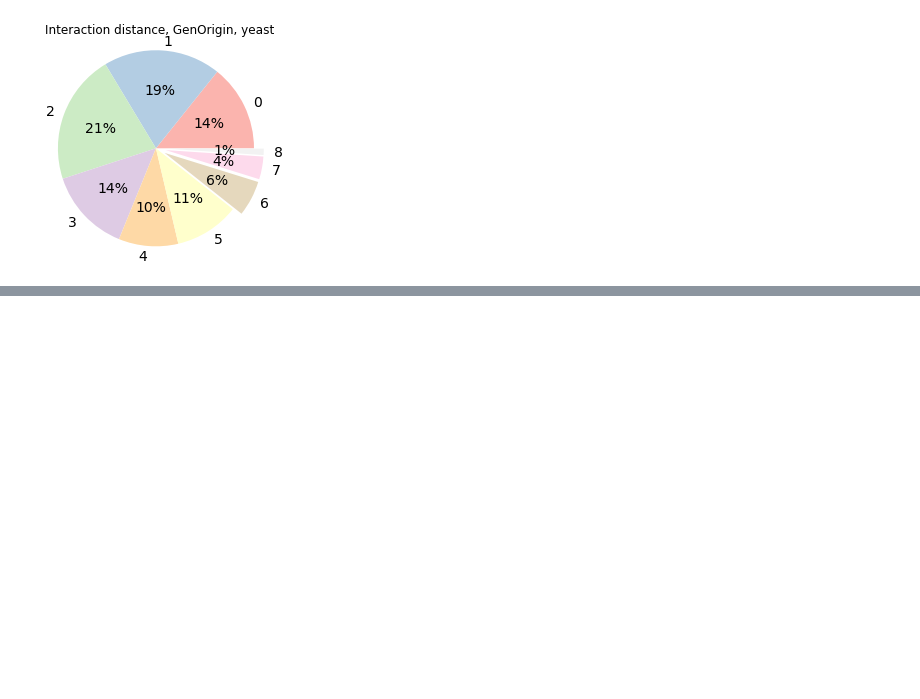
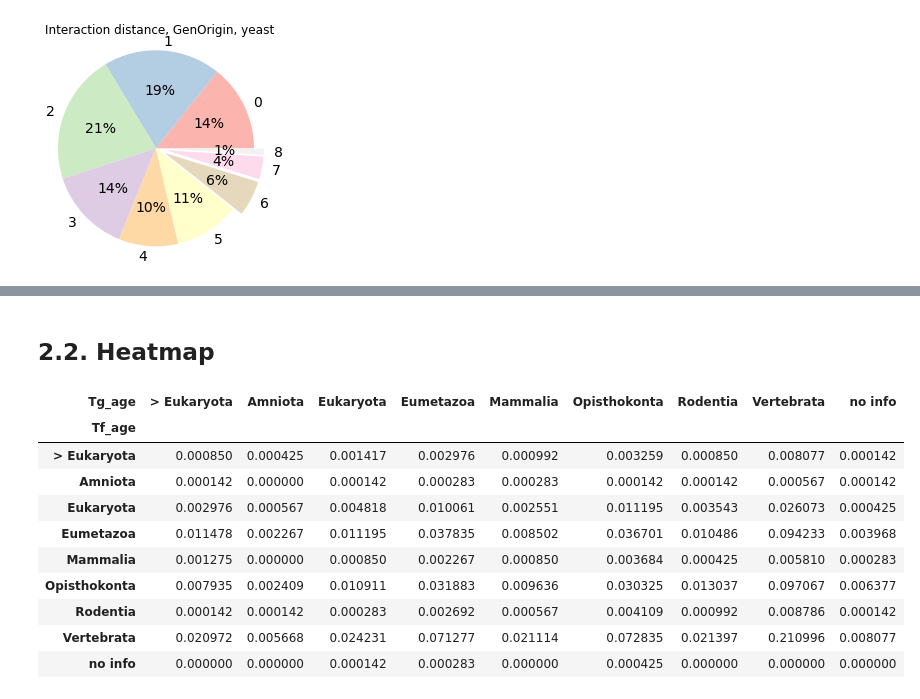
Before and after one commit to Freddsle/age_patterns, a Jupyter notebook: code/03_GenOrigin_age_classes.ipynb, the cells around one changed output, grey strips where cells are left out. Saved outputs shown, nothing was run; the diff lists cells and outputs as text; code cells hidden in the pictures; blank space fills up the shorter version.

```diff
--- a/code/03_GenOrigin_age_classes.ipynb
+++ b/code/03_GenOrigin_age_classes.ipynb
@@ -335,0 +365,5 @@ plt.show()
+# %%
+# tranform numbers to classes using GenOrigin tree
+
+mouse_gen_ages['gene_age'] = mouse_gen_ages['gene_age'].apply(lambda x: 4290 if x == '>4290' else x)
+mouse_gen_ages["gene_age"] = pd.to_numeric(mouse_gen_ages["gene_age"])
@@ -335,0 +463,2 @@ plt.show()
+# %% [markdown]
+## 2.2. Heatmap <a name="Mouse_heatmap"></a>
@@ -335,0 +468,15 @@ plt.show()
+# %%
+heatmap_m = pd.crosstab(mouse_data.Tf_age, mouse_data.Tg_age, normalize=True)
+heatmap_m
+# %% [output]
+| Tg_age | > Eukaryota | Amniota | Eukaryota | Eumetazoa | Mammalia | Opisthokonta | Rodentia | Vertebrata | no info |
+| Tf_age |  |  |  |  |  |  |  |  |  |
+| > Eukaryota | 0.000850 | 0.000425 | 0.001417 | 0.002976 | 0.000992 | 0.003259 | 0.000850 | 0.008077 | 0.000142 |
+| Amniota | 0.000142 | 0.000000 | 0.000142 | 0.000283 | 0.000283 | 0.000142 | 0.000142 | 0.000567 | 0.000142 |
+| Eukaryota | 0.002976 | 0.000567 | 0.004818 | 0.010061 | 0.002551 | 0.011195 | 0.003543 | 0.026073 | 0.000425 |
+| Eumetazoa | 0.011478 | 0.002267 | 0.011195 | 0.037835 | 0.008502 | 0.036701 | 0.010486 | 0.094233 | 0.003968 |
+| Mammalia | 0.001275 | 0.000000 | 0.000850 | 0.002267 | 0.000850 | 0.003684 | 0.000425 | 0.005810 | 0.000283 |
+| Opisthokonta | 0.007935 | 0.002409 | 0.010911 | 0.031883 | 0.009636 | 0.030325 | 0.013037 | 0.097067 | 0.006377 |
+| Rodentia | 0.000142 | 0.000142 | 0.000283 | 0.002692 | 0.000567 | 0.004109 | 0.000992 | 0.008786 | 0.000142 |
+| Vertebrata | 0.020972 | 0.005668 | 0.024231 | 0.071277 | 0.021114 | 0.072835 | 0.021397 | 0.210996 | 0.008077 |
+| no info | 0.000000 | 0.000000 | 0.000142 | 0.000283 | 0.000000 | 0.000425 | 0.000000 | 0.000000 | 0.000000 |
```
Also changed, not shown: parts of 26 cells of this notebook, 12 other files.
